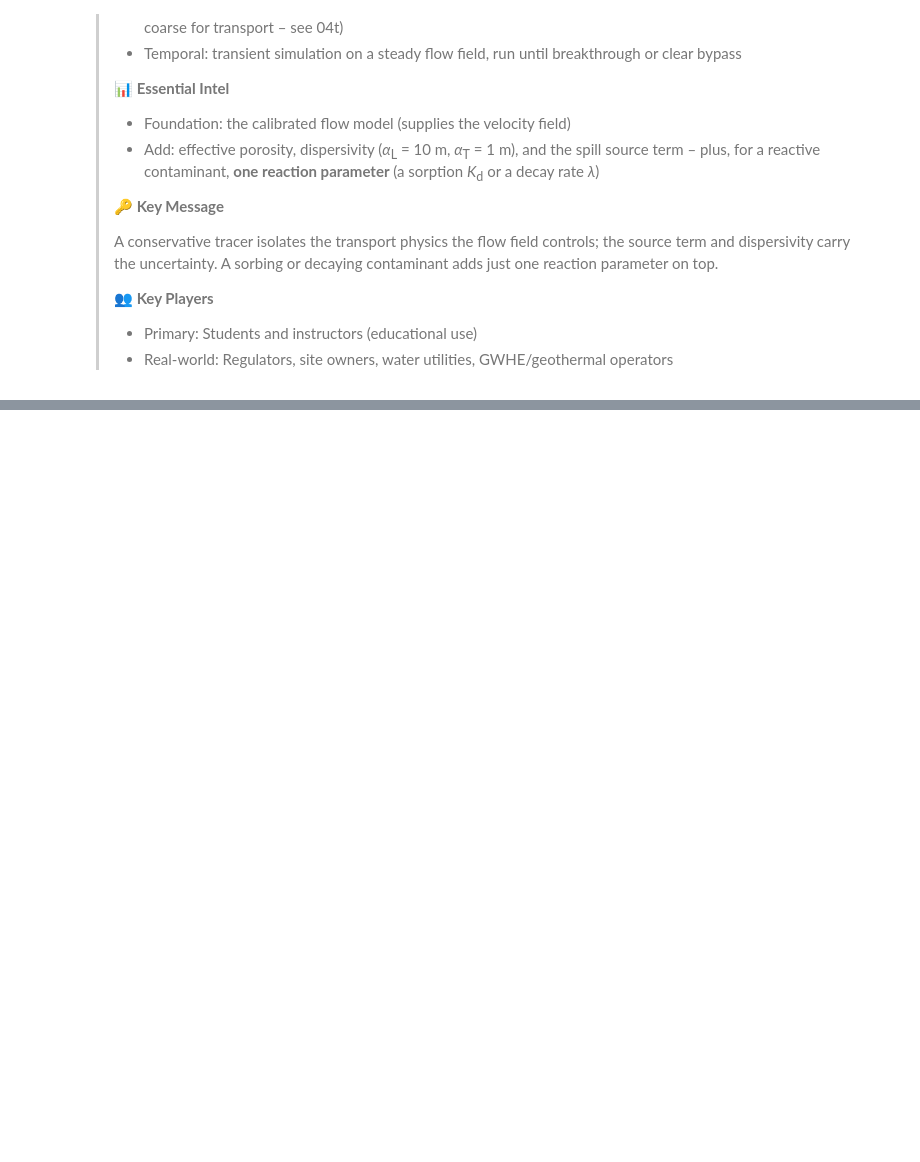
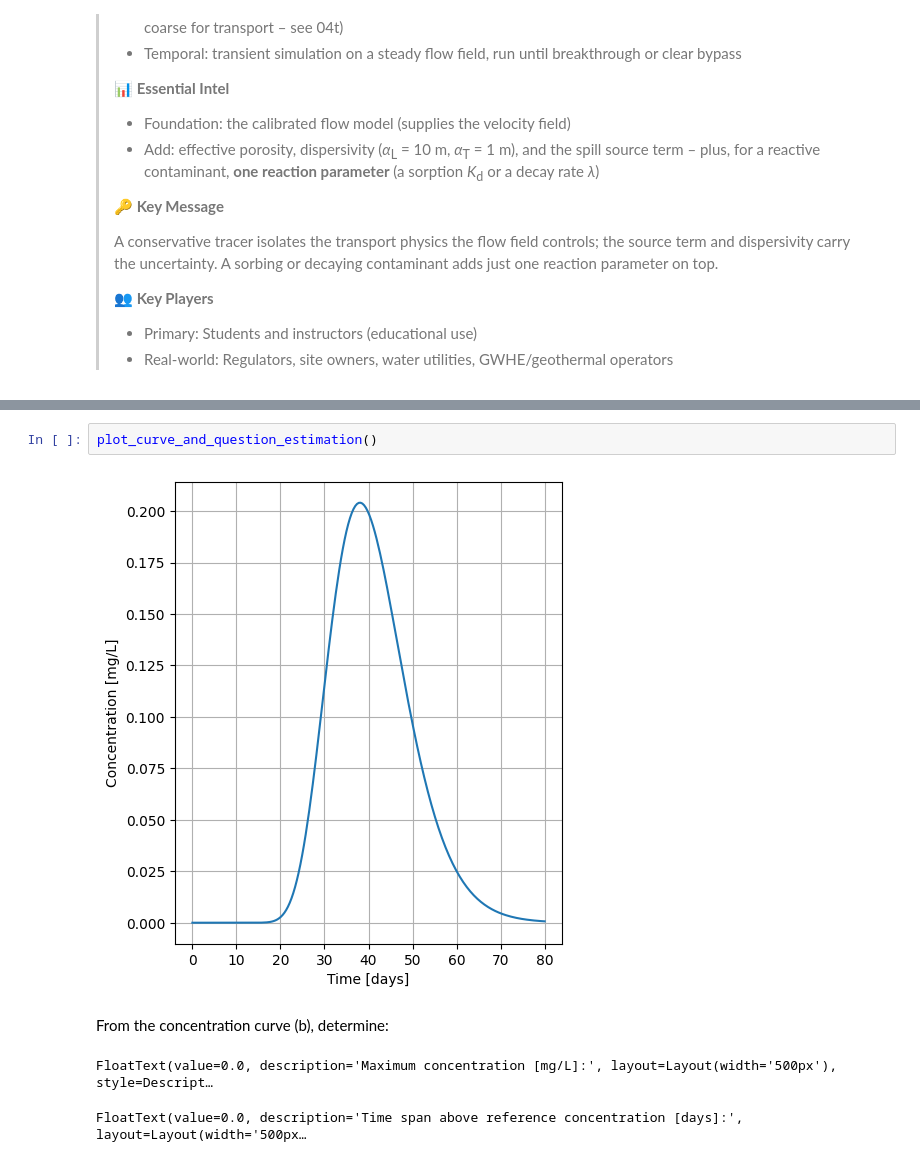
Before and after one commit to mabesa/applied_groundwater_modelling, a Jupyter notebook: PROJECT/transport/01t_model_goal.ipynb, the cells around one changed output, grey strips where cells are left out. Saved outputs shown, nothing was run; the diff lists cells and outputs as text; blank space fills up the shorter version.

```diff
--- a/PROJECT/transport/01t_model_goal.ipynb
+++ b/PROJECT/transport/01t_model_goal.ipynb
@@ -392,0 +522,7 @@ With the transport goal defined, we extend our perceptual model to include trans
+# %%
+plot_curve_and_question_estimation()
+# %% [output]
+[figure, added]
+From the concentration curve (b), determine:
+FloatText(value=0.0, description='Maximum concentration [mg/L]:', layout=Layout(width='500px'), style=Descript…
+FloatText(value=0.0, description='Time span above reference concentration [days]:', layout=Layout(width='500px…
```
Also changed, not shown: parts of 13 cells of this notebook.
